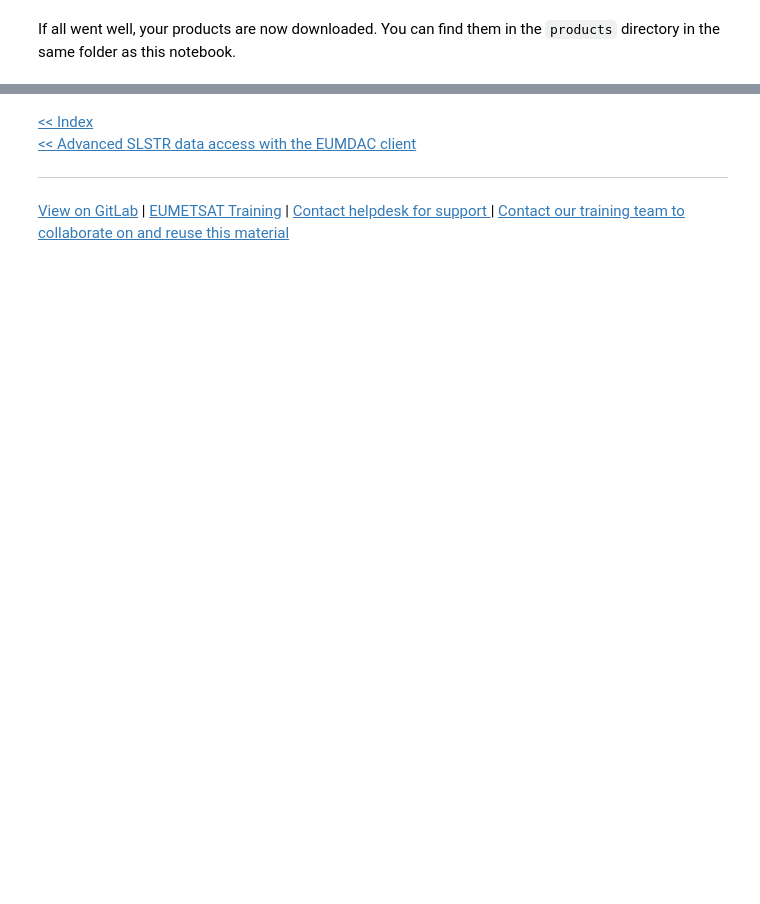
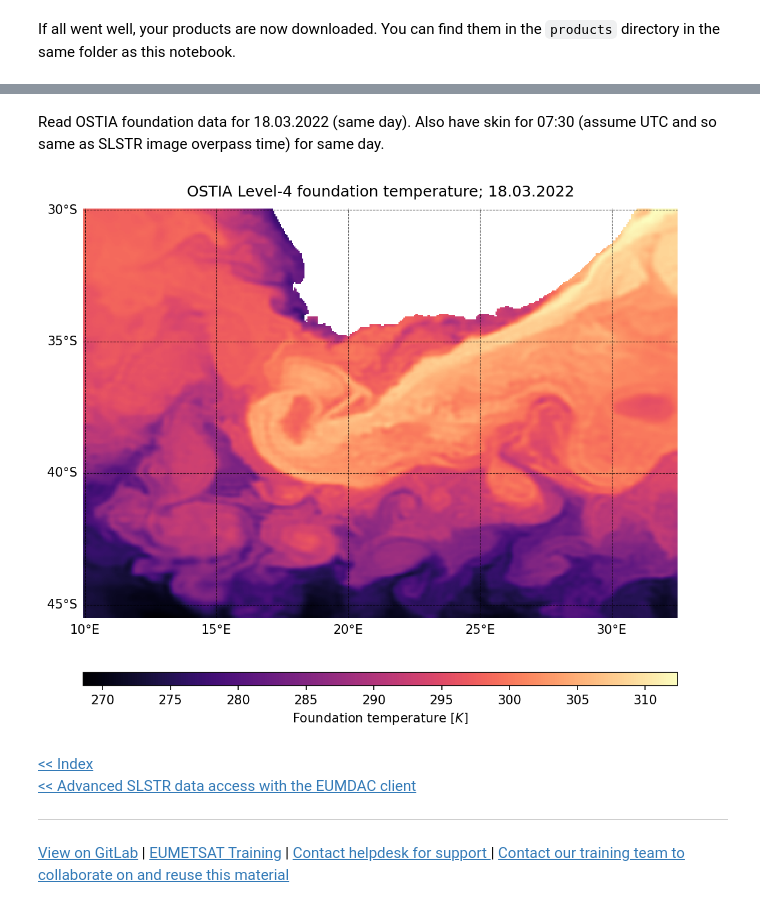
Before and after one commit to wekeo/learn-slstr, a Jupyter notebook: 2_SLSTR_advanced/2_2_SLSTR_channel_comparison_cloud_flagging.ipynb, the cells around one changed output, grey strips where cells are left out. Cells and saved outputs as stored; diff of their text form; code cells hidden in the pictures; blank space fills up the shorter version.

```diff
--- a/2_SLSTR_advanced/2_2_SLSTR_channel_comparison_cloud_flagging.ipynb
+++ b/2_SLSTR_advanced/2_2_SLSTR_channel_comparison_cloud_flagging.ipynb
@@ -145,0 +316,23 @@ Now you have run this for acquiring the OLCI L1 full resolution (EFR) data, can
+# %% [markdown]
+Read OSTIA foundation data for 18.03.2022 (same day). Also have skin for 07:30 (assume UTC and so same as SLSTR image overpass time) for same day.
+# %%
+# selecting OSTIA product
+OSTIA_foundation_file = os.path.join(os.getcwd(), 'OSTIA', 'OSTIA_foundation_temperature_18032022.nc')
+
+# optionally...
+OSTIA_skin_file = os.path.join(os.getcwd(), 'OSTIA', 'OSTIA_skin_temperature_18032022_0730.nc')
+# %%
+OSTIA_fSST = xr.open_dataset(OSTIA_foundation_file)
+OSTIA_fSST.close()
+
+OSTIA_sSST = xr.open_dataset(OSTIA_skin_file)
+OSTIA_sSST.close()
+# %%
+fig, m = plt.subplots(1, 1, figsize=(12, 6), dpi=150, subplot_kw={"projection": cartopy.crs.PlateCarree()})
+m.pcolormesh(OSTIA_fSST["lon"], OSTIA_fSST["lat"], np.squeeze(OSTIA_fSST["analysed_sst"]), cmap=plt.cm.magma)
+m.title.set_text('OSTIA Level-4 foundation temperature; 18.03.2022')
+embellish_plot(m)
+cb_ax = fig.add_axes([m.get_position().x0, 0.00, m.get_position().width, 0.025])
+fig.colorbar(c, cax=cb_ax, orientation="horizontal", label="Foundation temperature [$K$]");
+# %% [output]
+[figure, added]
```
Also changed, not shown: parts of 32 cells of this notebook, 3 other files.
